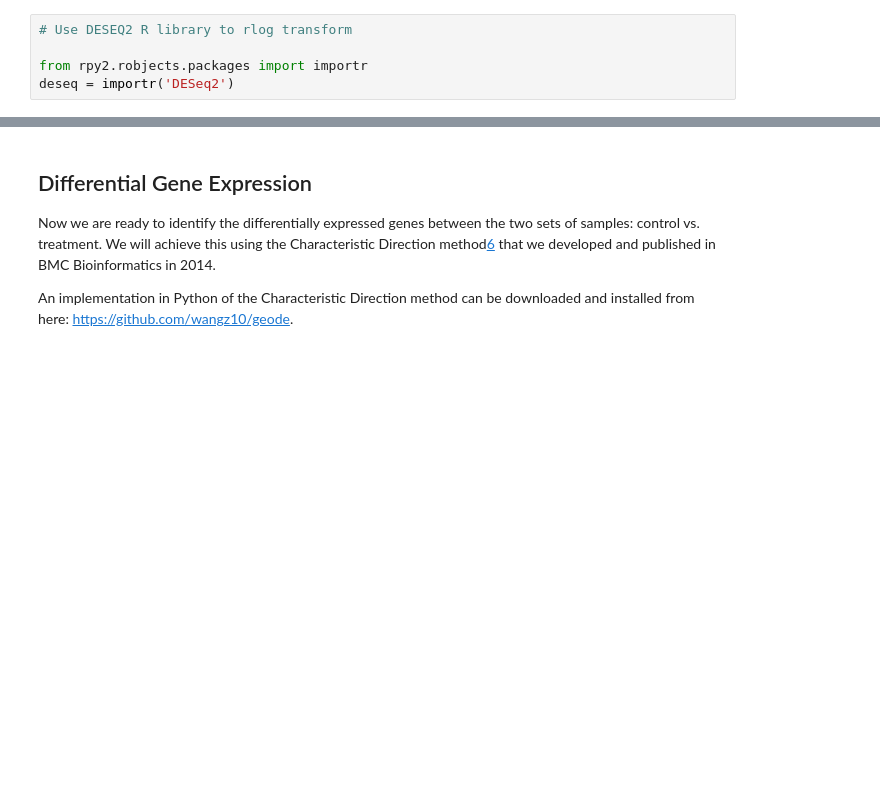
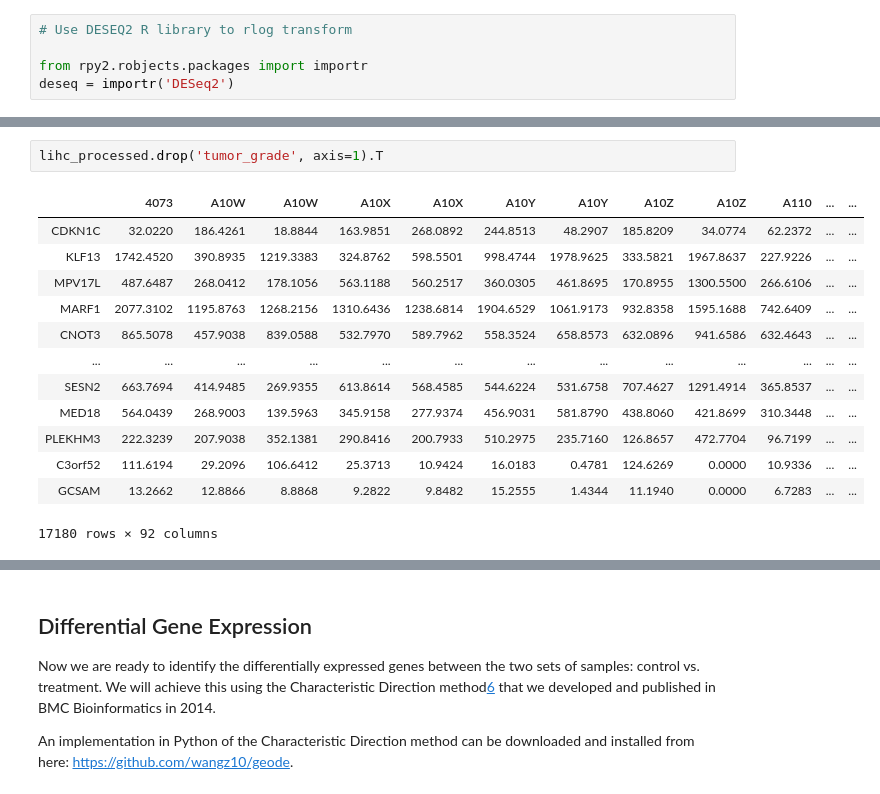
Before and after one commit to sohilsshah91/hacknights, a Jupyter notebook: tcga-lihc/1.1-hacknight-tcga-eda.ipynb, the cells around one changed output, grey strips where cells are left out. Saved outputs shown, nothing was run; the diff lists cells and outputs as text; blank space fills up the shorter version.

```diff
--- a/tcga-lihc/1.1-hacknight-tcga-eda.ipynb
+++ b/tcga-lihc/1.1-hacknight-tcga-eda.ipynb
@@ -375,0 +531,16 @@ rld <-
+# %%
+lihc_processed.drop('tumor_grade', axis=1).T
+# %% [output]
+|  | 4073 | A10W | A10W | A10X | A10X | A10Y | A10Y | A10Z | A10Z | A110 | ... | ... |
+| CDKN1C | 32.0220 | 186.4261 | 18.8844 | 163.9851 | 268.0892 | 244.8513 | 48.2907 | 185.8209 | 34.0774 | 62.2372 | ... | ... |
+| KLF13 | 1742.4520 | 390.8935 | 1219.3383 | 324.8762 | 598.5501 | 998.4744 | 1978.9625 | 333.5821 | 1967.8637 | 227.9226 | ... | ... |
+| MPV17L | 487.6487 | 268.0412 | 178.1056 | 563.1188 | 560.2517 | 360.0305 | 461.8695 | 170.8955 | 1300.5500 | 266.6106 | ... | ... |
+| MARF1 | 2077.3102 | 1195.8763 | 1268.2156 | 1310.6436 | 1238.6814 | 1904.6529 | 1061.9173 | 932.8358 | 1595.1688 | 742.6409 | ... | ... |
+| CNOT3 | 865.5078 | 457.9038 | 839.0588 | 532.7970 | 589.7962 | 558.3524 | 658.8573 | 632.0896 | 941.6586 | 632.4643 | ... | ... |
+| ... | ... | ... | ... | ... | ... | ... | ... | ... | ... | ... | ... | ... |
+| SESN2 | 663.7694 | 414.9485 | 269.9355 | 613.8614 | 568.4585 | 544.6224 | 531.6758 | 707.4627 | 1291.4914 | 365.8537 | ... | ... |
+| MED18 | 564.0439 | 268.9003 | 139.5963 | 345.9158 | 277.9374 | 456.9031 | 581.8790 | 438.8060 | 421.8699 | 310.3448 | ... | ... |
+| PLEKHM3 | 222.3239 | 207.9038 | 352.1381 | 290.8416 | 200.7933 | 510.2975 | 235.7160 | 126.8657 | 472.7704 | 96.7199 | ... | ... |
+| C3orf52 | 111.6194 | 29.2096 | 106.6412 | 25.3713 | 10.9424 | 16.0183 | 0.4781 | 124.6269 | 0.0000 | 10.9336 | ... | ... |
+| GCSAM | 13.2662 | 12.8866 | 8.8868 | 9.2822 | 9.8482 | 15.2555 | 1.4344 | 11.1940 | 0.0000 | 6.7283 | ... | ... |
+17180 rows × 92 columns
```
Also changed, not shown: parts of 21 cells of this notebook.
